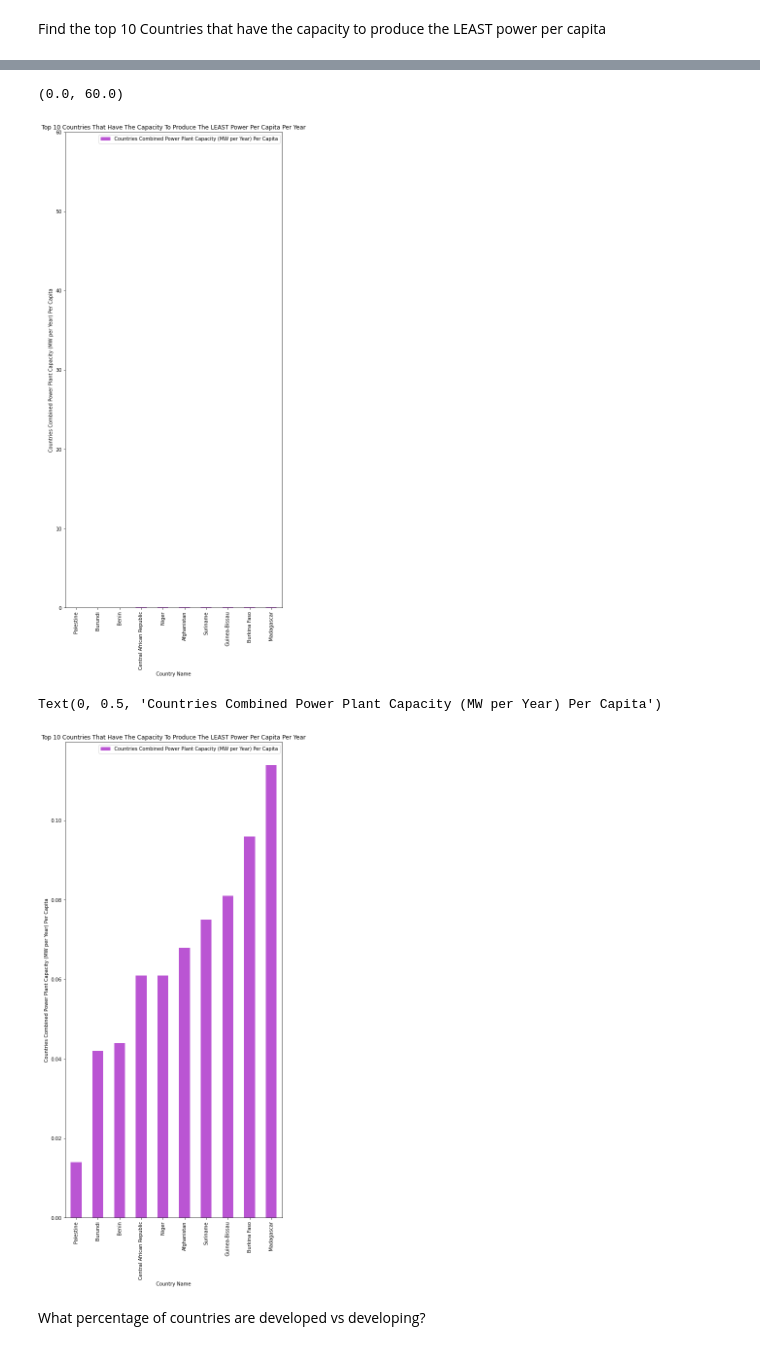
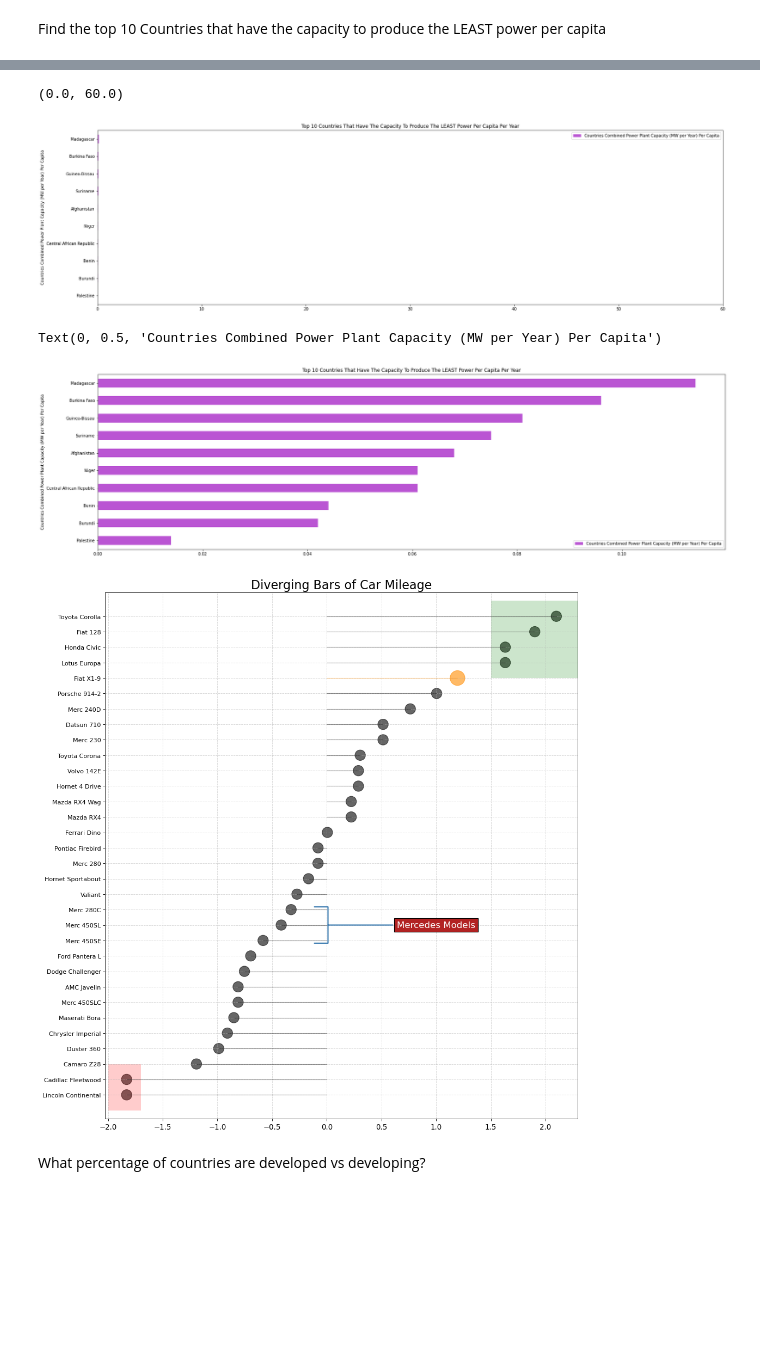
Before and after one commit to Carly-Jane/International_Power_Rangers, a Jupyter notebook: clean_up_notebook.ipynb, the cells around one changed output, grey strips where cells are left out. Drawn from its saved outputs; the diff is of its cells as text; code cells hidden in the pictures; blank space fills up the shorter version.

```diff
--- a/clean_up_notebook.ipynb
+++ b/clean_up_notebook.ipynb
@@ -332,18 +273,58 @@ bottom_producing_countries
 | 8 | Burkina Faso | BFA | Developing | 770.0 | 20903278.0 | 2008720.56 | ... |
 | 9 | Madagascar | MDG | Developing | 470.0 | 27691019.0 | 3152986.80 | ... |
 # %%
-bottom_producing_countries.plot(x="Country Name", y="Countries Combined Power Plant Capacity (MW per Year) Per Capita", kind="bar", figsize=(8,18), color='mediumorchid', title="Top 10 Countries That Have The Capacity To Produce The LEAST Power Per Capita Per Year")
+bottom_producing_countries.plot(x="Country Name", y="Countries Combined Power Plant Capacity (MW per Year) Per Capita", kind="barh", figsize=(28,8), color='mediumorchid', title="Top 10 Countries That Have The Capacity To Produce The LEAST Power Per Capita Per Year")
 plt.ylabel("Countries Combined Power Plant Capacity (MW per Year) Per Capita")
-plt.ylim(0, 60)
+plt.xlim(0, 60)
 # %% [output]
 (0.0, 60.0)
-[figure, old version]
+[figure, new version]
 # %%
-bottom_producing_countries.plot(x="Country Name", y="Countries Combined Power Plant Capacity (MW per Year) Per Capita", kind="bar", figsize=(8,18), color='mediumorchid', title="Top 10 Countries That Have The Capacity To Produce The LEAST Power Per Capita Per Year")
+bottom_producing_countries.plot(x="Country Name", y="Countries Combined Power Plant Capacity (MW per Year) Per Capita", kind="barh", figsize=(28,8), color='mediumorchid', title="Top 10 Countries That Have The Capacity To Produce The LEAST Power Per Capita Per Year")
 plt.ylabel("Countries Combined Power Plant Capacity (MW per Year) Per Capita")
 # %% [output]
 Text(0, 0.5, 'Countries Combined Power Plant Capacity (MW per Year) Per Capita')
-[figure, old version]
+[figure, new version]
+# %%
+# Prepare Data
+df = pd.read_csv("https://github.com/selva86/datasets/raw/master/mtcars.csv")
+x = df.loc[:, ['mpg']]
+df['mpg_z'] = (x - x.mean())/x.std()
+df['colors'] = 'black'
+
+# color fiat differently
+df.loc[df.cars == 'Fiat X1-9', 'colors'] = 'darkorange'
+df.sort_values('mpg_z', inplace=True)
+df.reset_index(inplace=True)
+
+
+# Draw plot
+import matplotlib.patches as patches
+
+plt.figure(figsize=(14,16), dpi= 80)
+plt.hlines(y=df.index, xmin=0, xmax=df.mpg_z, color=df.colors, alpha=0.4, linewidth=1)
+plt.scatter(df.mpg_z, df.index, color=df.colors, s=[600 if x == 'Fiat X1-9' else 300 for x in df.cars], alpha=0.6)
+plt.yticks(df.index, df.cars)
+plt.xticks(fontsize=12)
+
+# Annotate
+plt.annotate('Mercedes Models', xy=(0.0, 11.0), xytext=(1.0, 11), xycoords='data',
+            fontsize=15, ha='center', va='center',
+            bbox=dict(boxstyle='square', fc='firebrick'),
+            arrowprops=dict(arrowstyle='-[, widthB=2.0, lengthB=1.5', lw=2.0, color='steelblue'), color='white')
+
+# Add Patches
+p1 = patches.Rectangle((-2.0, -1), width=.3, height=3, alpha=.2, facecolor='red')
+p2 = patches.Rectangle((1.5, 27), width=.8, height=5, alpha=.2, facecolor='green')
+plt.gca().add_patch(p1)
+plt.gca().add_patch(p2)
+
+# Decorate
+plt.title('Diverging Bars of Car Mileage', fontdict={'size':20})
+plt.grid(linestyle='--', alpha=0.5)
+plt.show()
+# %% [output]
+[figure, added]
 # %% [markdown]
 What percentage of countries are developed vs developing?
 # %%
```
Also changed, not shown: parts of 34 cells of this notebook.
